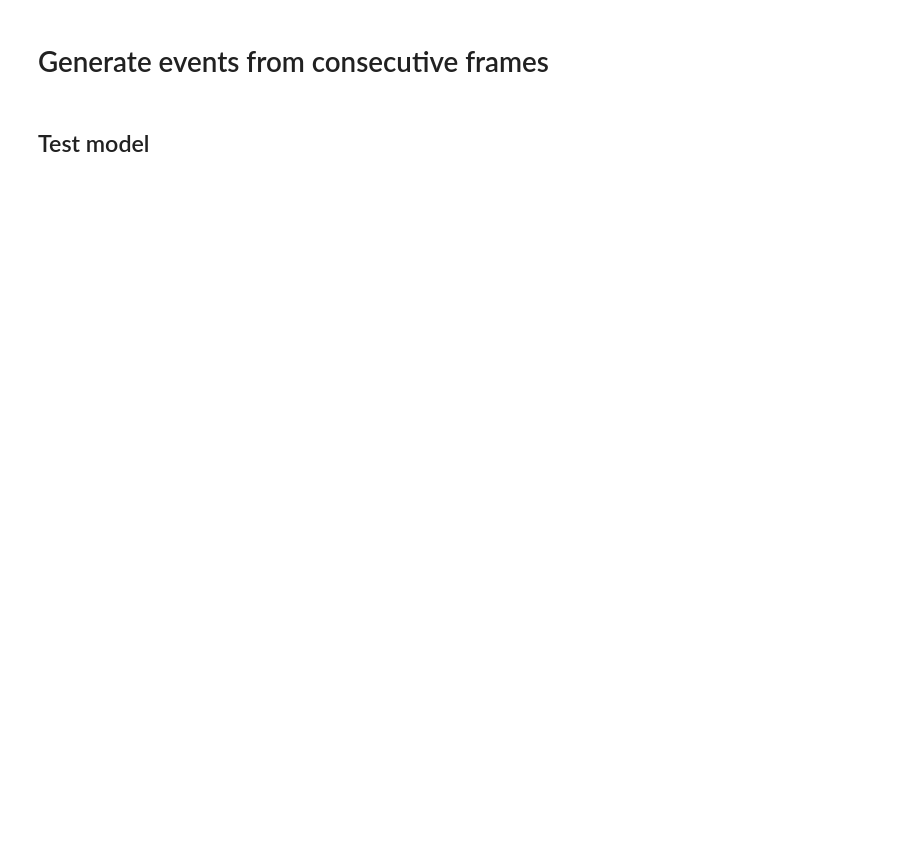
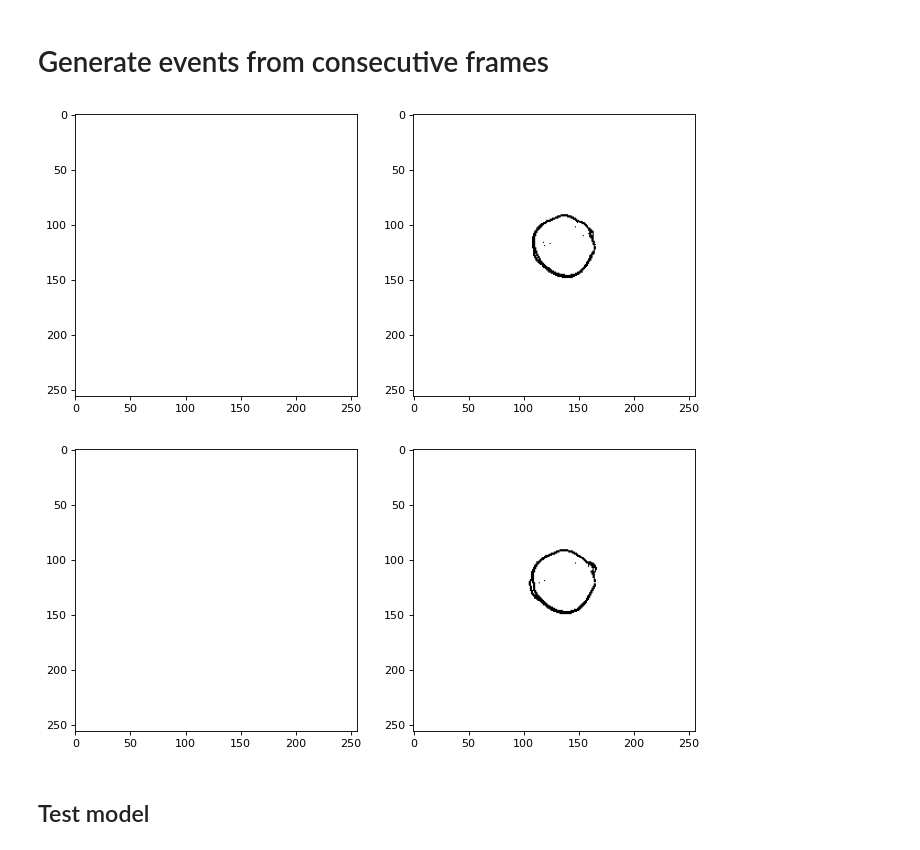
Before and after one commit to alexisbdr/e3d, a Jupyter notebook: simulate-camera-pose-test.ipynb, the cells around one changed output. Saved outputs shown, nothing was run; the diff lists cells and outputs as text; code cells hidden in the pictures; blank space fills up the shorter version.

```diff
--- a/simulate-camera-pose-test.ipynb
+++ b/simulate-camera-pose-test.ipynb
@@ -357,7 +362,7 @@ for type_key in render.images.keys():
     for num, img in enumerate(render.images[type_key]):
         img = deepcopy(img)
         img_manager = ImageManager.from_dict(img)
-        img_data = img_manager._load
+        img_data = np.array(img_manager._load)
         #if type_key == "shaded":
         #    img_data = rgb2gray(img_data)
         #else: continue
@@ -365,47 +370,49 @@ for type_key in render.images.keys():
 
             #if type_key == "shaded": print(np.where(img_data!=prev_img))
 
-
             diff_frames = np.subtract(img_data, prev_img)
             #if type_key == "shaded":
                 #Plt imshow should only take in a uint8
             #    diff_frames = np.uint8(diff_frames)
 
             #diff_frames[:,:,-1].shape) - only take first two dims of the array
-            #if type_key == "shaded": print(np.where(diff_frames!=0))
+            #print(np.where(diff_frames==float('inf')))
 
             threshold_diff = (diff_frames < threshold) * diff_frames
             #threshold_diff = np.where(diff_frames > threshold, 1, 0) #This sets the entire array to 1 or 0
 
             tanh_diff = np.tanh(threshold_diff).astype(np.uint8)
             tanh_diff = np.where(tanh_diff != 0, ON, OFF) #Set the pixels to on or off based off of their value
 
             #Matplot plotting
             plt.figure(figsize=(10, 10))
             plt.subplot(1, 2, 1)
-            plt.imshow(diff_frames)
+            plt.imshow(prev_img)
             plt.grid(False)
             plt.subplot(1, 2, 2)
             plt.imshow(tanh_diff)
             plt.grid(False)
 
             image = img_as_ubyte(tanh_diff)
             writer.append_data(image)
             """
             #Plotly plotting - this doesn't work
             fig = make_subplots(rows=1, cols=2)
             fig.add_trace(
                 px.imshow(diff_frames),
                 row = 1, col = 1
             )
             fig.add_trace(
                 px.imshow(tanh_diff),
                 row=1, col=2
             )
             fig.show()
             """
         prev_img = img_data
 writer.close()
+# %% [output]
+[figure, added]
+[figure, added]
 # %% [markdown]
 ## Test model
 # %%
```
Also changed, not shown: parts of 1 cell of this notebook, 3 other files.
